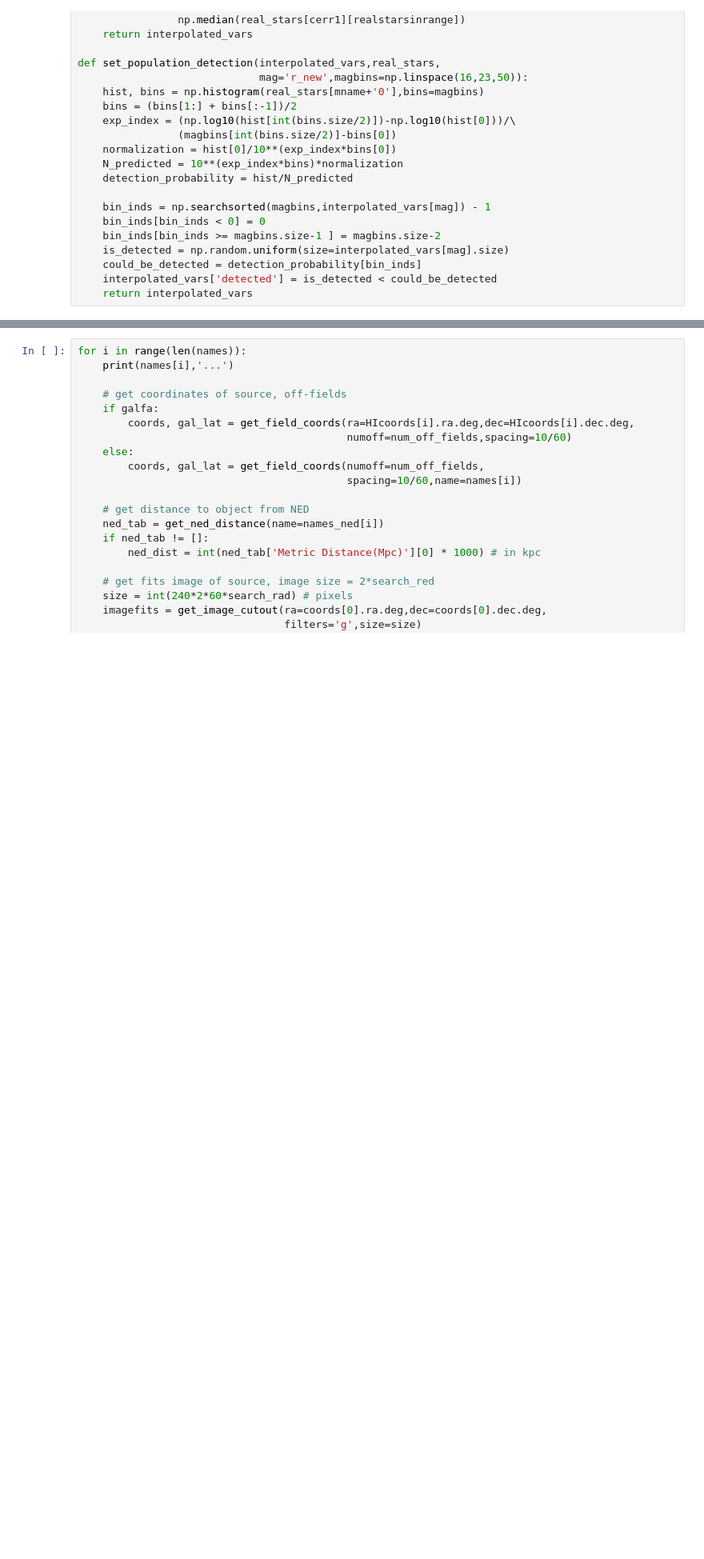
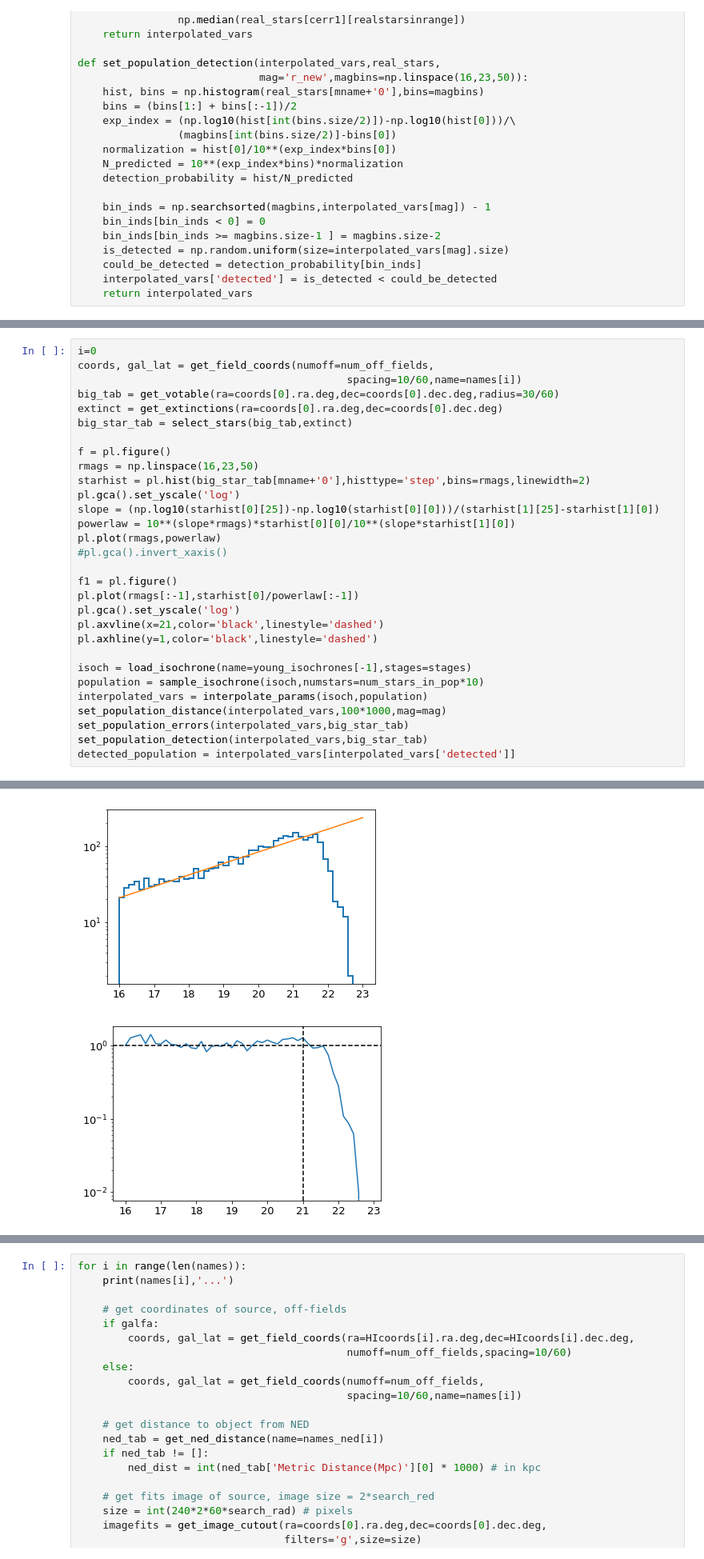
Before and after one commit to ddefelip/galfahi, a Jupyter notebook: isochrone_fitting.ipynb, the cells around one changed output, grey strips where cells are left out. Shown at 80% size. Drawn from its saved outputs; the diff is of its cells as text; blank space fills up the shorter version.

Commit message:
testing detection limit function

```diff
--- a/isochrone_fitting.ipynb
+++ b/isochrone_fitting.ipynb
@@ -325,3 +329,34 @@ def find_distance(table,big_table,interpolated_vars1,interpolated_vars2=[],
                                             col=col,mag=mag,phototype=phototype,
                                             errortype=errortype)
     return fracclosestars
+# %%
+i=0
+coords, gal_lat = get_field_coords(numoff=num_off_fields,
+                                           spacing=10/60,name=names[i])
+big_tab = get_votable(ra=coords[0].ra.deg,dec=coords[0].dec.deg,radius=30/60)
+extinct = get_extinctions(ra=coords[0].ra.deg,dec=coords[0].dec.deg)
+big_star_tab = select_stars(big_tab,extinct)
+
+f = pl.figure()
+rmags = np.linspace(16,23,50)
+starhist = pl.hist(big_star_tab[mname+'0'],histtype='step',bins=rmags,linewidth=2)
+pl.gca().set_yscale('log')
+slope = (np.log10(starhist[0][25])-np.log10(starhist[0][0]))/(starhist[1][25]-starhist[1][0])
+powerlaw = 10**(slope*rmags)*starhist[0][0]/10**(slope*starhist[1][0])
+pl.plot(rmags,powerlaw)
+#pl.gca().invert_xaxis()
+
+f1 = pl.figure()
+pl.plot(rmags[:-1],starhist[0]/powerlaw[:-1])
+pl.gca().set_yscale('log')
+pl.axvline(x=21,color='black',linestyle='dashed')
+pl.axhline(y=1,color='black',linestyle='dashed')
+
+isoch = load_isochrone(name=young_isochrones[-1],stages=stages)
+population = sample_isochrone(isoch,numstars=num_stars_in_pop*10)
+interpolated_vars = interpolate_params(isoch,population)
+set_population_distance(interpolated_vars,100*1000,mag=mag)
+set_population_errors(interpolated_vars,big_star_tab)
+set_population_detection(interpolated_vars,big_star_tab)
+detected_population = interpolated_vars[interpolated_vars['detected']]
+# %% [output]
@@ -327,0 +364,2 @@ def find_distance(table,big_table,interpolated_vars1,interpolated_vars2=[],
+[figure, added]
+[figure, added]
```
Also changed, not shown: parts of 3 cells of this notebook.
